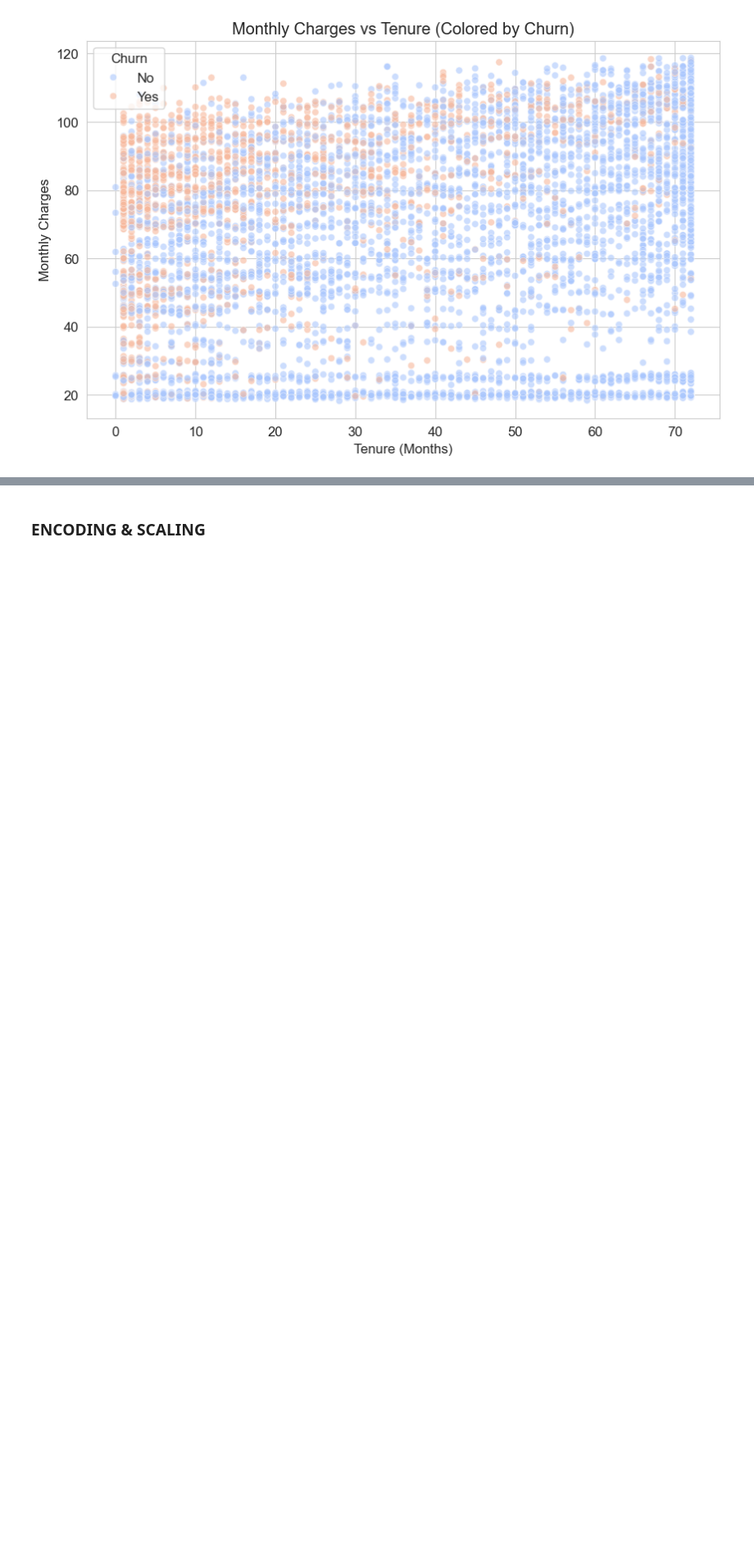
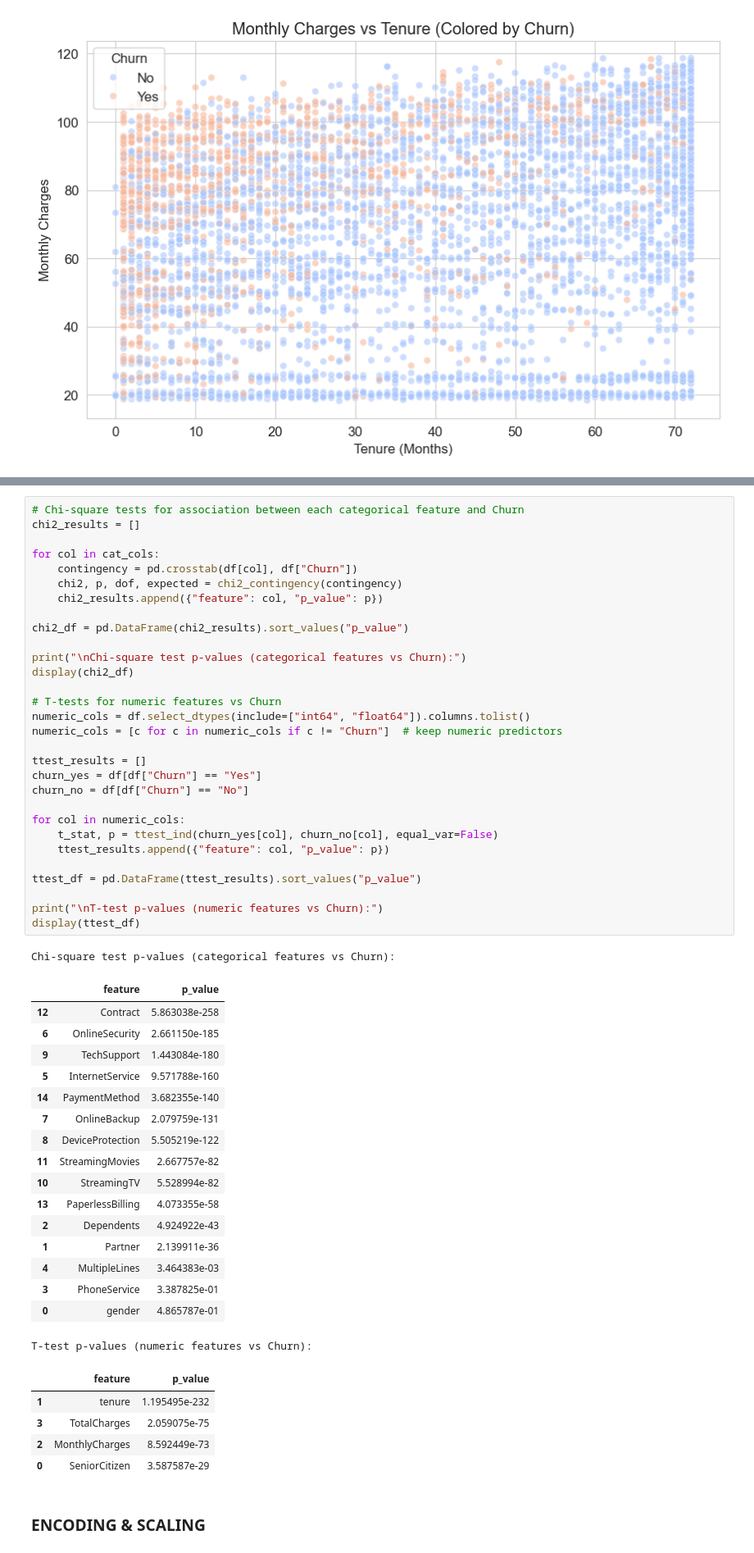
Before and after one commit to Pudamya/CM2604_ML_CW_2425595, a Jupyter notebook: pre_processing.ipynb, the cells around one changed output, grey strips where cells are left out. Shown at 82% size. Cells and saved outputs as stored; diff of their text form; blank space fills up the shorter version.

Commit message:
Add Statistical Tests

```diff
--- a/pre_processing.ipynb
+++ b/pre_processing.ipynb
@@ -433,3 +435,57 @@ plt.show()
+# %%
+# Chi-square tests for association between each categorical feature and Churn
+chi2_results = []
+
+for col in cat_cols:
+    contingency = pd.crosstab(df[col], df["Churn"])
+    chi2, p, dof, expected = chi2_contingency(contingency)
+    chi2_results.append({"feature": col, "p_value": p})
+
+chi2_df = pd.DataFrame(chi2_results).sort_values("p_value")
+
+print("\nChi-square test p-values (categorical features vs Churn):")
+display(chi2_df)
+
+# T-tests for numeric features vs Churn
+numeric_cols = df.select_dtypes(include=["int64", "float64"]).columns.tolist()
+numeric_cols = [c for c in numeric_cols if c != "Churn"]  # keep numeric predictors
+
+ttest_results = []
+churn_yes = df[df["Churn"] == "Yes"]
+churn_no = df[df["Churn"] == "No"]
+
+for col in numeric_cols:
+    t_stat, p = ttest_ind(churn_yes[col], churn_no[col], equal_var=False)
+    ttest_results.append({"feature": col, "p_value": p})
+
+ttest_df = pd.DataFrame(ttest_results).sort_values("p_value")
+
+print("\nT-test p-values (numeric features vs Churn):")
+display(ttest_df)
+# %% [output]
+Chi-square test p-values (categorical features vs Churn):
+|  | feature | p_value |
+| 12 | Contract | 5.863038e-258 |
+| 6 | OnlineSecurity | 2.661150e-185 |
+| 9 | TechSupport | 1.443084e-180 |
+| 5 | InternetService | 9.571788e-160 |
+| 14 | PaymentMethod | 3.682355e-140 |
+| 7 | OnlineBackup | 2.079759e-131 |
+| 8 | DeviceProtection | 5.505219e-122 |
+| 11 | StreamingMovies | 2.667757e-82 |
+| 10 | StreamingTV | 5.528994e-82 |
+| 13 | PaperlessBilling | 4.073355e-58 |
+| 2 | Dependents | 4.924922e-43 |
+| 1 | Partner | 2.139911e-36 |
+| 4 | MultipleLines | 3.464383e-03 |
+| 3 | PhoneService | 3.387825e-01 |
+| 0 | gender | 4.865787e-01 |
+T-test p-values (numeric features vs Churn):
+|  | feature | p_value |
+| 1 | tenure | 1.195495e-232 |
+| 3 | TotalCharges | 2.059075e-75 |
+| 2 | MonthlyCharges | 8.592449e-73 |
+| 0 | SeniorCitizen | 3.587587e-29 |
 # %% [markdown]
 ### ENCODING & SCALING
 # %%
```
Also changed, not shown: parts of 2 cells of this notebook.
